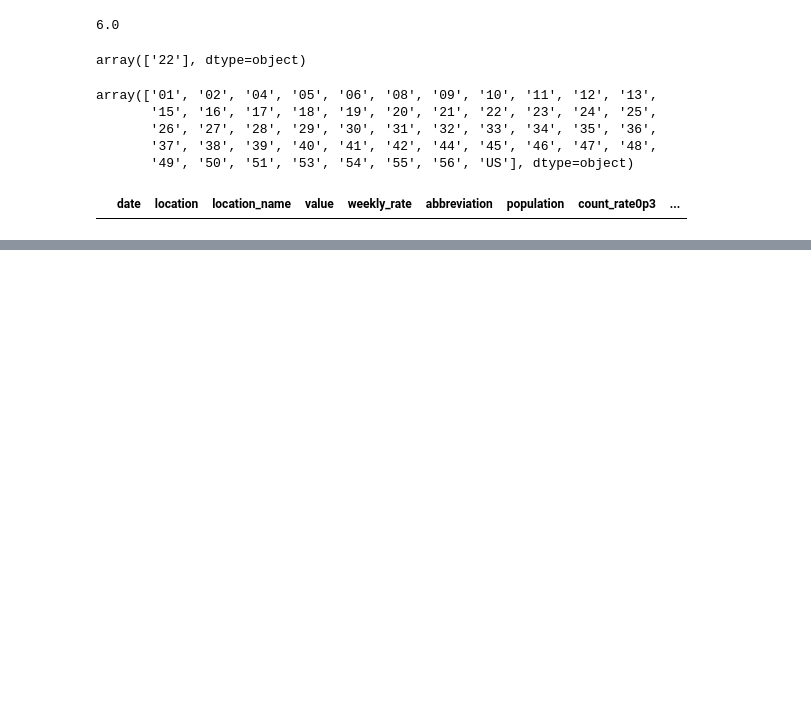
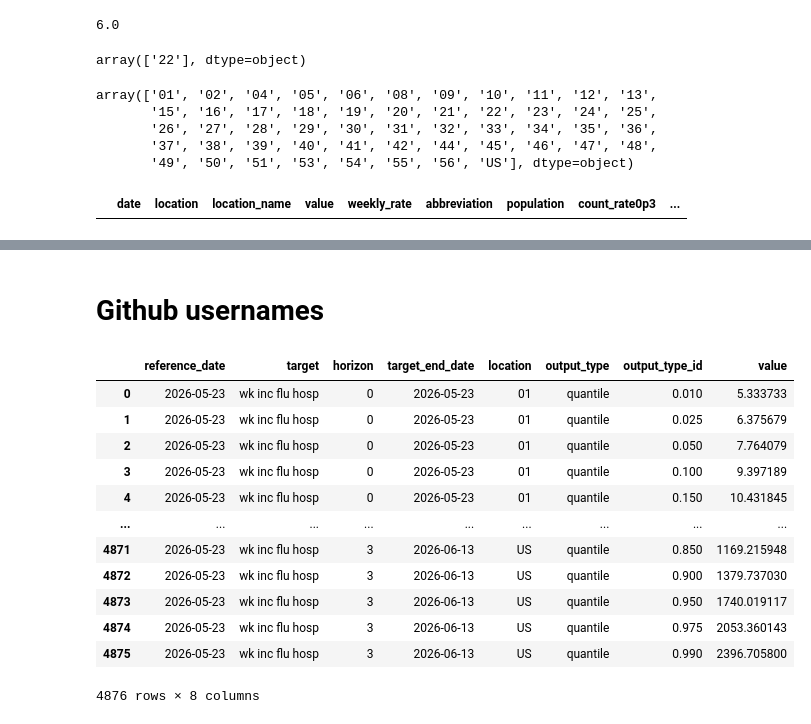
Before and after one commit to clarabay/epistorm-ensemble, a Jupyter notebook: epistorm-ensemble-submission-practice.ipynb, the cells around one changed output, grey strips where cells are left out. Cells and saved outputs as stored; diff of their text form; code cells hidden in the pictures; blank space fills up the shorter version.

```diff
--- a/epistorm-ensemble-submission-practice.ipynb
+++ b/epistorm-ensemble-submission-practice.ipynb
@@ -642,0 +625,2 @@ array(['2022-02-05T00:00:00.000000000', '2022-02-12T00:00:00.000000000',
+# %% [markdown]
+# Github usernames
@@ -642,0 +636,16 @@ array(['2022-02-05T00:00:00.000000000', '2022-02-12T00:00:00.000000000',
+# %%
+pd.read_csv(f'https://raw.githubusercontent.com/{username}/FluSight-forecast-hub/refs/heads/main/model-output/{model}/2026-05-23-{model}.csv')
+# %% [output]
+|  | reference_date | target | horizon | target_end_date | location | output_type | output_type_id | value |
+| 0 | 2026-05-23 | wk inc flu hosp | 0 | 2026-05-23 | 01 | quantile | 0.010 | 5.333733 |
+| 1 | 2026-05-23 | wk inc flu hosp | 0 | 2026-05-23 | 01 | quantile | 0.025 | 6.375679 |
+| 2 | 2026-05-23 | wk inc flu hosp | 0 | 2026-05-23 | 01 | quantile | 0.050 | 7.764079 |
+| 3 | 2026-05-23 | wk inc flu hosp | 0 | 2026-05-23 | 01 | quantile | 0.100 | 9.397189 |
+| 4 | 2026-05-23 | wk inc flu hosp | 0 | 2026-05-23 | 01 | quantile | 0.150 | 10.431845 |
+| ... | ... | ... | ... | ... | ... | ... | ... | ... |
+| 4871 | 2026-05-23 | wk inc flu hosp | 3 | 2026-06-13 | US | quantile | 0.850 | 1169.215948 |
+| 4872 | 2026-05-23 | wk inc flu hosp | 3 | 2026-06-13 | US | quantile | 0.900 | 1379.737030 |
+| 4873 | 2026-05-23 | wk inc flu hosp | 3 | 2026-06-13 | US | quantile | 0.950 | 1740.019117 |
+| 4874 | 2026-05-23 | wk inc flu hosp | 3 | 2026-06-13 | US | quantile | 0.975 | 2053.360143 |
+| 4875 | 2026-05-23 | wk inc flu hosp | 3 | 2026-06-13 | US | quantile | 0.990 | 2396.705800 |
+4876 rows × 8 columns
```
Also changed, not shown: parts of 4 cells of this notebook, 1 other file.
